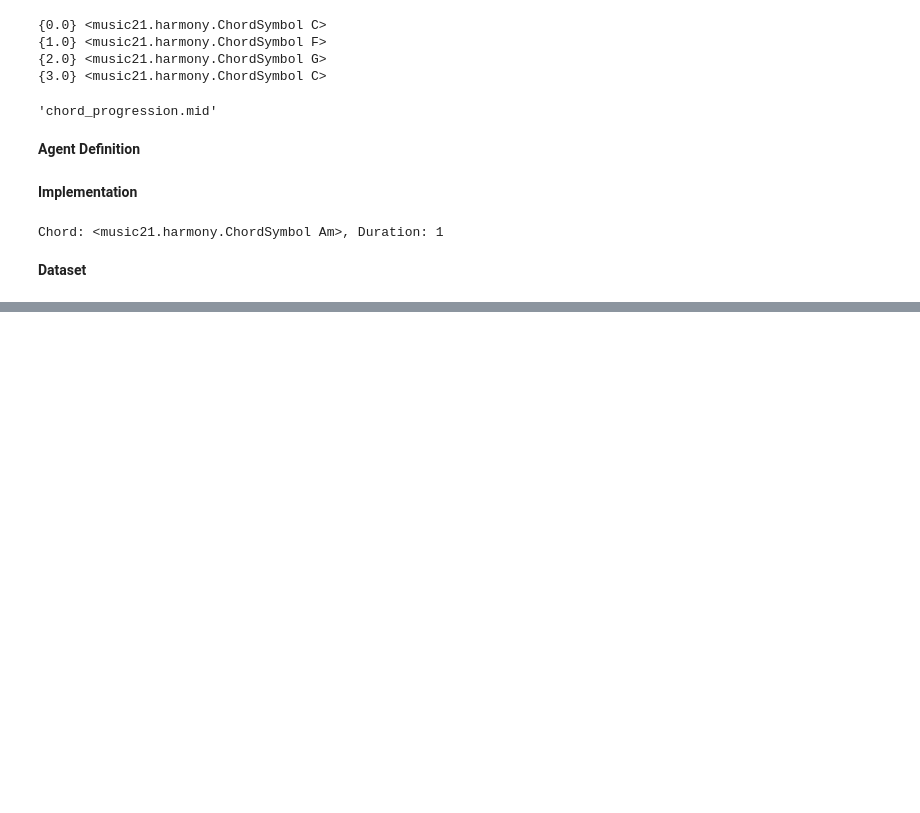
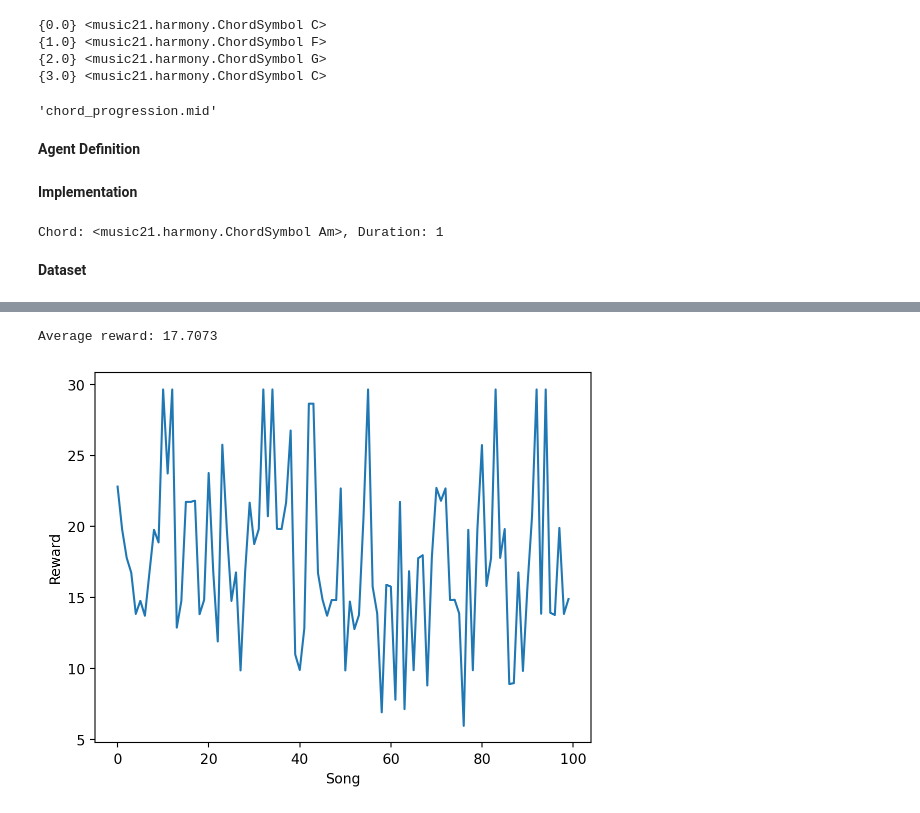
Before and after one commit to Mah514/RL-Music-Composer, a Jupyter notebook: MelodyAI.ipynb, the cells around one changed output, grey strips where cells are left out. Cells and saved outputs as stored; diff of their text form; code cells hidden in the pictures; blank space fills up the shorter version.

```diff
--- a/MelodyAI.ipynb
+++ b/MelodyAI.ipynb
@@ -353,0 +386,16 @@ song.show('text')
+# %%
+# Make the model generate 100 songs
+for i in range(100):
+    desired_length = 32  # Length of the song (number of chords)
+    initial_state = []
+    generated_chords = generate_chords(agent, initial_state, desired_length, state_size, action_size)
+
+    # Convert the generated sequence to music21 stream
+    generated_composition = stream.Stream()
+    for action_index in generated_chords:
+        chord_symbol, chord_duration = action_to_chord_duration(action_index)
+        generated_composition.append(chord_symbol)
+
+    # Show or play the generated composition
+    #generated_composition.show('midi')
+    generated_composition.write('midi', fp=f'model_output_{i}.mid')
@@ -353,0 +420,7 @@ song.show('text')
+# %%
+# Show the generated chords for each song
+for i in range(10):
+    print(f"Song {i + 1}")
+    song = converter.parse(f'model_output_{i}.mid')
+    song.show('text')
+    print("\n")
@@ -353,0 +516,14 @@ song.show('text')
+# %%
+import matplotlib.pyplot as plt
+# Calculate the average reward
+average_reward = np.mean(song_rewards)
+print(f"Average reward: {average_reward}")
+
+# Plot the rewards for each song
+plt.plot(song_rewards)
+plt.xlabel('Song')
+plt.ylabel('Reward')
+plt.show()
+# %% [output]
+Average reward: 17.7073
+[figure, added]
```
Also changed, not shown: parts of 11 cells of this notebook.
